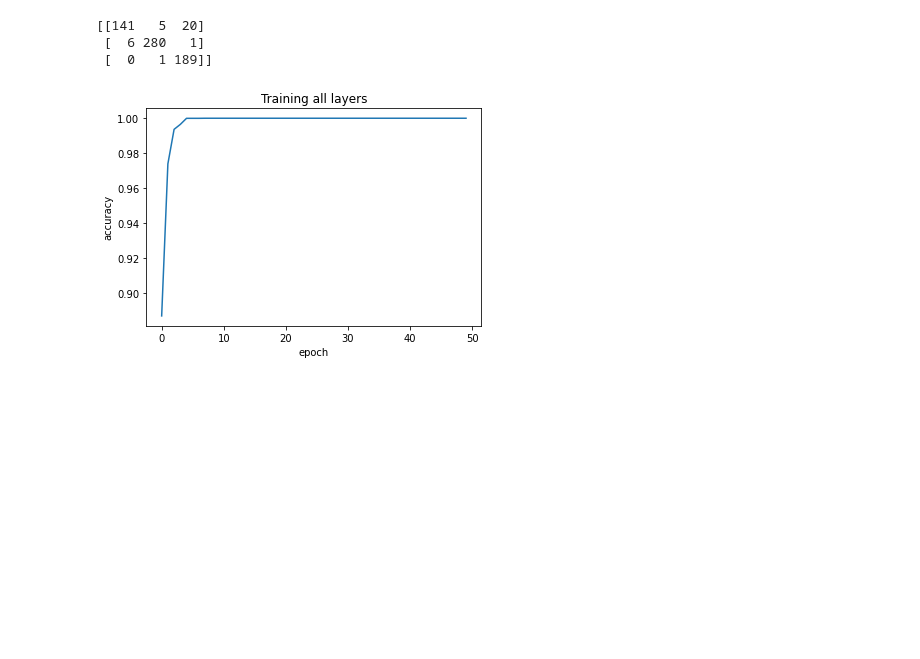
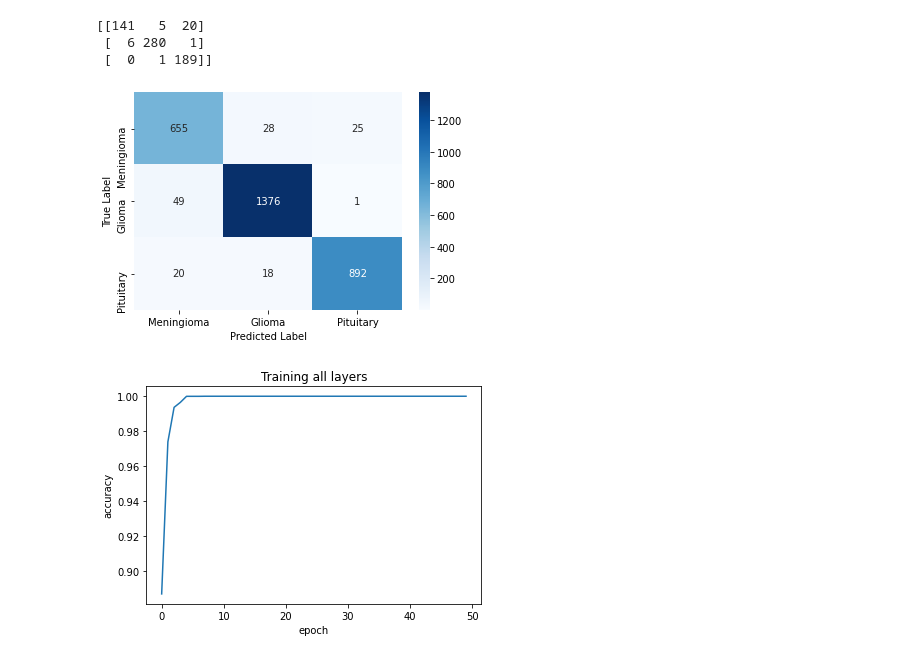
Before and after one commit to greyhound101/internship, a Jupyter notebook: xception_all_layer_145.ipynb, the cells around one changed output. Saved outputs shown, nothing was run; the diff lists cells and outputs as text; code cells hidden in the pictures; blank space fills up the shorter version.

```diff
--- a/xception_all_layer_145.ipynb
+++ b/xception_all_layer_145.ipynb
@@ -38,6 +43,8 @@ ans_1=np.load('answers_all_fold_2_xception_decay_145.npy',allow_pickle=True).ite
 fold_1_pre=np.load('predictions_all_fold_2_xception_decay_145.npy',allow_pickle=True).item()
 ans_1=list(ans_1.values())[0]
 fold_1_pre=list(fold_1_pre.values())[0]
+tot_ans.extend(ans_1)
+tot_pre.extend(fold_1_pre)
 print(confusion_matrix(ans_1,fold_1_pre))
 # %% [output]
 [[152  15   0]
@@ -49,6 +56,8 @@ ans_1=np.load('answers_all_fold_3_xception_decay_145.npy',allow_pickle=True).ite
 fold_1_pre=np.load('predictions_all_fold_3_xception_decay_145.npy',allow_pickle=True).item()
 ans_1=list(ans_1.values())[0]
 fold_1_pre=list(fold_1_pre.values())[0]
+tot_ans.extend(ans_1)
+tot_pre.extend(fold_1_pre)
 print(confusion_matrix(ans_1,fold_1_pre))
 # %% [output]
 [[135   3   1]
@@ -60,6 +69,8 @@ ans_1=np.load('answers_all_fold_4_xception_decay_145.npy',allow_pickle=True).ite
 fold_1_pre=np.load('predictions_all_fold_4_xception_decay_145.npy',allow_pickle=True).item()
 ans_1=list(ans_1.values())[0]
 fold_1_pre=list(fold_1_pre.values())[0]
+tot_ans.extend(ans_1)
+tot_pre.extend(fold_1_pre)
 print(confusion_matrix(ans_1,fold_1_pre))
 # %% [output]
 [[115   5   4]
@@ -71,11 +82,22 @@ ans_1=np.load('answers_all_fold_5_xception_decay_145.npy',allow_pickle=True).ite
 fold_1_pre=np.load('predictions_all_fold_5_xception_decay_145.npy',allow_pickle=True).item()
 ans_1=list(ans_1.values())[0]
 fold_1_pre=list(fold_1_pre.values())[0]
+tot_ans.extend(ans_1)
+tot_pre.extend(fold_1_pre)
 print(confusion_matrix(ans_1,fold_1_pre))
 # %% [output]
 [[141   5  20]
  [  6 280   1]
  [  0   1 189]]
+# %%
+import seaborn as sns
+from matplotlib import pyplot as plt
+sns.heatmap(confusion_matrix(tot_ans,tot_pre),annot=True,cmap='Blues', fmt='g',xticklabels=['Meningioma', 'Glioma','Pituitary' ],yticklabels=['Meningioma', 'Glioma','Pituitary' ])
+plt.xlabel('Predicted Label')
+plt.ylabel('True Label')
+plt.savefig('xception.png')
+# %% [output]
+[figure, added]
 # %%
 history={}
 history['fold1']=np.load('history_all_fold_1_xception_decay_145.npy',allow_pickle=True).item()
```
Also changed, not shown: parts of 2 cells of this notebook.
